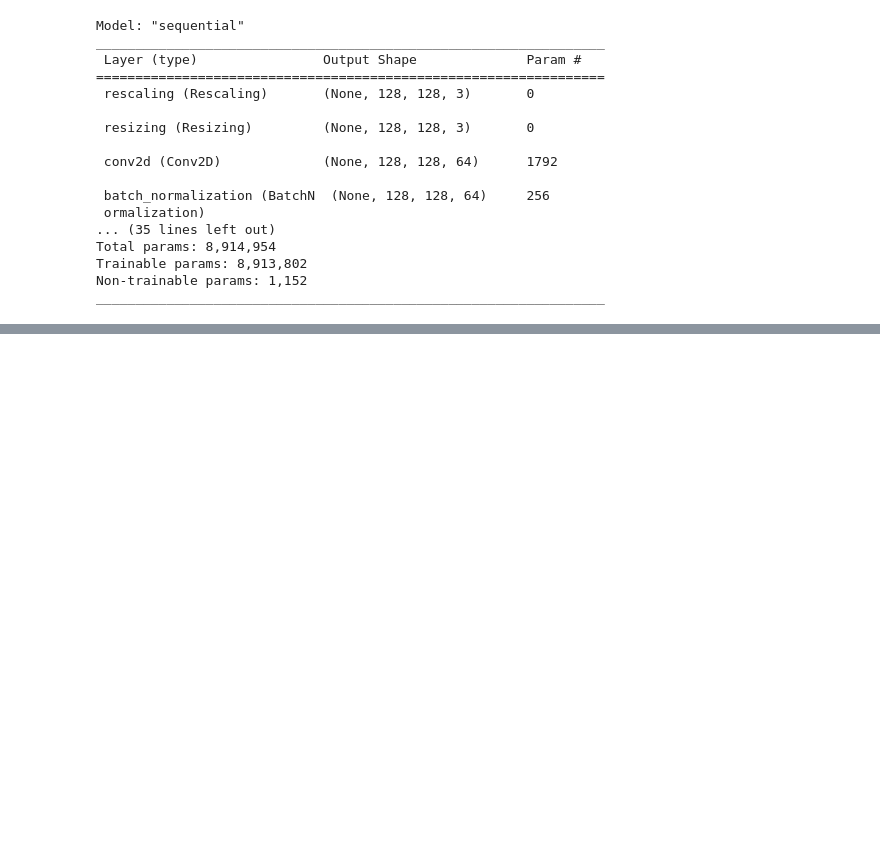
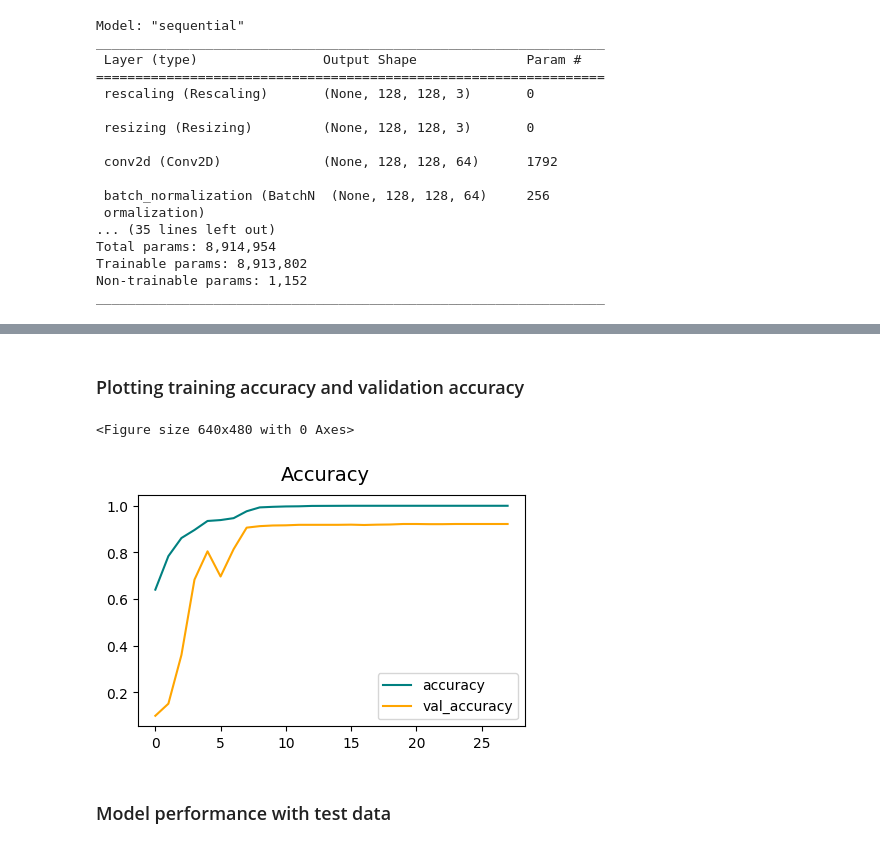
Before and after one commit to kazkor/CNN-image-classifier, a Jupyter notebook: model.ipynb, the cells around one changed output, grey strips where cells are left out. Drawn from its saved outputs; the diff is of its cells as text; code cells hidden in the pictures; blank space fills up the shorter version.

```diff
--- a/model.ipynb
+++ b/model.ipynb
@@ -192,0 +261,17 @@ _________________________________________________________________
+# %% [markdown]
+### Plotting training accuracy and validation accuracy
+# %%
+fig = plt.figure()
+plt.figure(figsize=(5, 3))
+
+plt.plot(hist.history['accuracy'],color='teal',label='accuracy')
+plt.plot(hist.history['val_accuracy'],color='orange',label='val_accuracy')
+
+plt.suptitle('Accuracy',fontsize=14)
+plt.legend(loc='lower right')
+plt.show()
+# %% [output]
+<Figure size 640x480 with 0 Axes>
+[figure, added]
+# %% [markdown]
+### Model performance with test data
```
Also changed, not shown: parts of 24 cells of this notebook.
